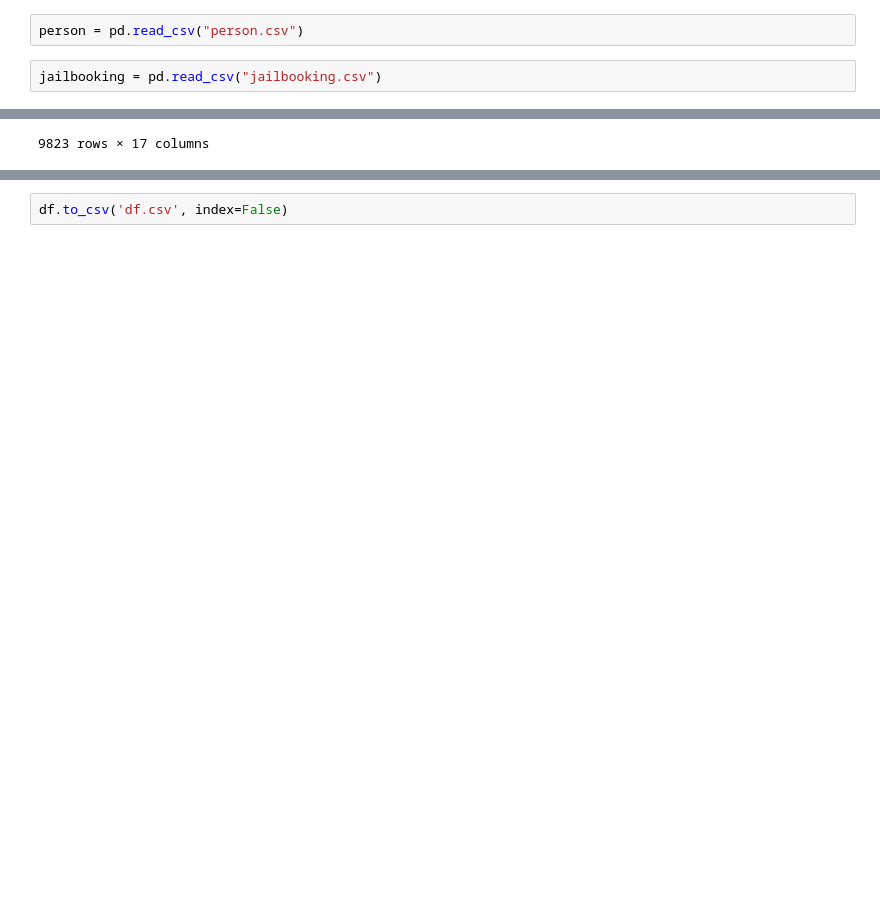
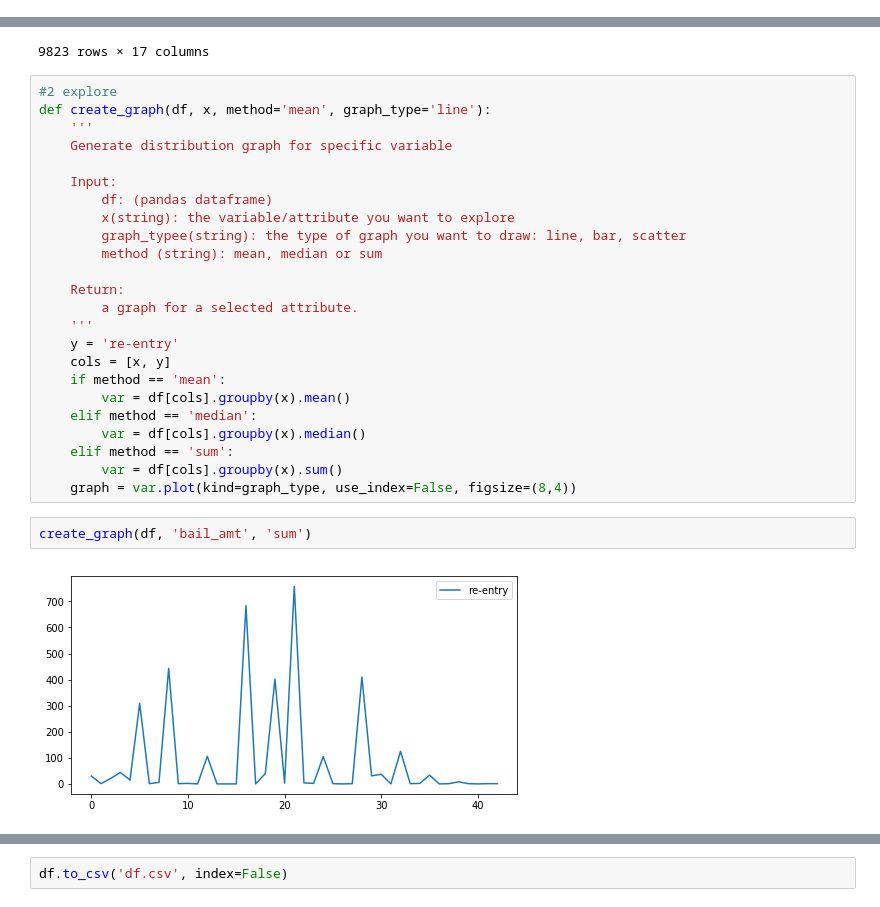
Before and after one commit to tianchu-shu/syntaxerror, a Jupyter notebook: explore.ipynb, the cells around one changed output, grey strips where cells are left out. Cells and saved outputs as stored; diff of their text form; blank space fills up the shorter version.

```diff
--- a/explore.ipynb
+++ b/explore.ipynb
@@ -1,7 +1,3 @@
 # %%
 import pandas as pd
 import numpy as np
-# %%
-person = pd.read_csv("person.csv")
-# %%
-jailbooking = pd.read_csv("jailbooking.csv")
@@ -311,3 +305,31 @@ Filling missing value for booking_days using median
 | 9821 | 388197 | 15JV01406 | 16000075 | JOHNSON COUNTY SHERIFF'S DEPARTMENT | NaN | 2500.0 | 1 | 1082668.0 | 1998-02-16 00:00:00.0 | ... |
 | 9822 | 409499 | 16JV00281 | 16000257 | MERRIAM P.D. | NaN | 2500.0 | 0 | 1084674.0 | 2000-10-26 00:00:00.0 | ... |
 9823 rows × 17 columns
+# %%
+#2 explore
+def create_graph(df, x, method='mean', graph_type='line'):
+    '''
+    Generate distribution graph for specific variable
+
+    Input:
+        df: (pandas dataframe)
+        x(string): the variable/attribute you want to explore
+        graph_typee(string): the type of graph you want to draw: line, bar, scatter
+        method (string): mean, median or sum
+
+    Return:
+        a graph for a selected attribute.
+    '''
+    y = 're-entry'
+    cols = [x, y]
+    if method == 'mean':
+        var = df[cols].groupby(x).mean()
+    elif method == 'median':
+        var = df[cols].groupby(x).median()
+    elif method == 'sum':
+        var = df[cols].groupby(x).sum()
+    graph = var.plot(kind=graph_type, use_index=False, figsize=(8,4))
+# %%
+create_graph(df, 'bail_amt', 'sum')
+# %% [output]
+[figure, added]
```
Also changed, not shown: parts of 5 cells of this notebook.
